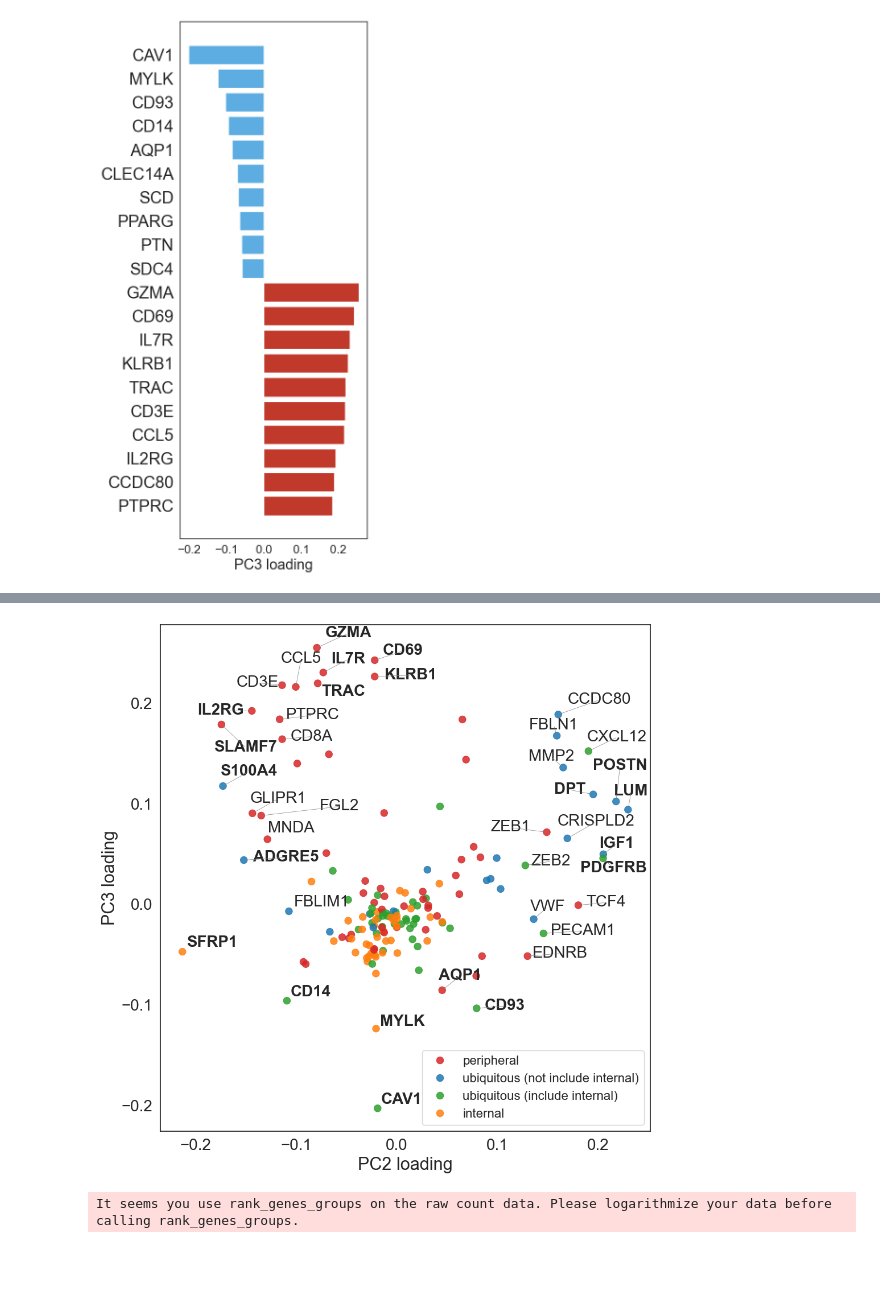
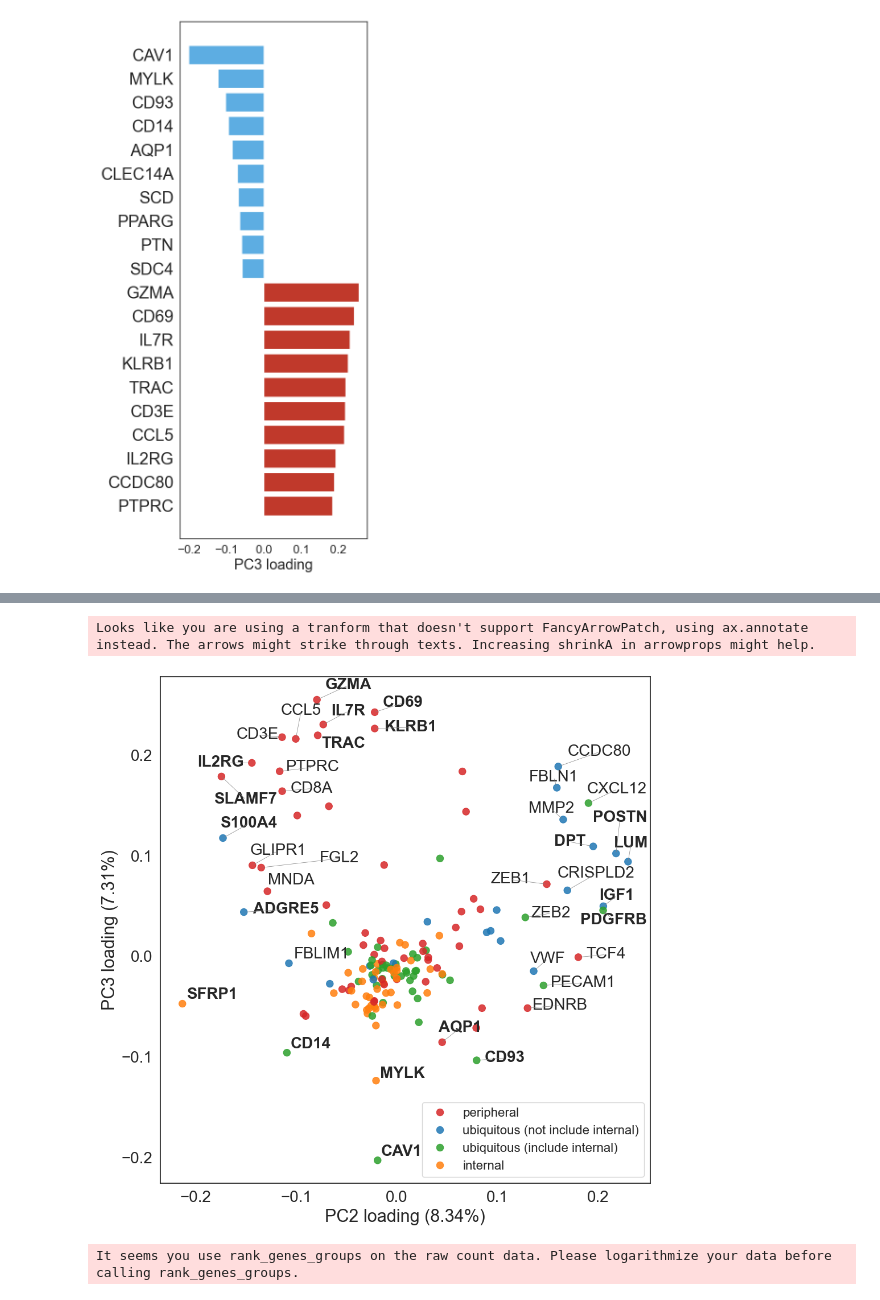
Before and after one commit to RyosukeNomural/SpatialCompassV, a Jupyter notebook: docs/tutorials/spatial_deg/index.ipynb, the cells around one changed output, grey strips where cells are left out. Saved outputs shown, nothing was run; the diff lists cells and outputs as text; code cells hidden in the pictures; blank space fills up the shorter version.

```diff
--- a/docs/tutorials/spatial_deg/index.ipynb
+++ b/docs/tutorials/spatial_deg/index.ipynb
@@ -405,6 +405,7 @@ clu_to_anno = {
     5: "ubiquitous (not include internal)",
     # 6 があるならここに追加
 }
+
 
 # gene -> annotation の辞書（common_genes に限定）
 anno_map = {}
@@ -431,9 +432,13 @@ fig = px.scatter(
     title="PC2 vs PC3"
 )
 
+evr = report.pca_.explained_variance_ratio_
+pc2_value = round(evr[1] * 100, 2)
+pc3_value = round(evr[2] * 100, 2)
+
 fig.update_layout(
-    xaxis_title="PC2 loading",
-    yaxis_title="PC3 loading",
+    xaxis_title=f"PC2 loading ({pc2_value}%)",
+    yaxis_title=f"PC3 loading ({pc3_value}%)",
     height=600
 )
 
@@ -473,36 +478,37 @@ for _, row in pc_df.iterrows():
             fw = "normal"   # PC2条件だけ → 通常
 
         texts.append(
             plt.text(
                 row["PC2"],
                 row["PC3"],
                 gene,
                 fontsize=20,
                 fontweight=fw
             )
         )
 
 
 adjust_text(
     texts,
     only_move={'points': 'y', 'text': 'xy'},
     force_text=1.5,
     force_points=1.0,
     expand_text=(1.2, 1.3),
     expand_points=(1.2, 1.3),
     arrowprops=dict(arrowstyle="-", lw=0.5, color="gray")
 )
 
-plt.xlabel("PC2 loading", fontsize=22)
-plt.ylabel("PC3 loading", fontsize=22)
+plt.xlabel(f"PC2 loading ({pc2_value}%)", fontsize=22)
+plt.ylabel(f"PC3 loading ({pc3_value}%)", fontsize=22)
 plt.xticks(fontsize=20)
 plt.yticks(fontsize=20)
 plt.legend(fontsize=16, loc="lower right")
 plt.tight_layout()
 plt.show()
 # %% [output]
 [interactive output not drawn]
+Looks like you are using a tranform that doesn't support FancyArrowPatch, using ax.annotate instead. The arrows might strike through texts. Increasing shrinkA in arrowprops might help.
-[figure, old version]
+[figure, new version]
 # %%
 # Figure 4E DEG analysis
 import scanpy as sc
```
Also changed, not shown: parts of 2 cells of this notebook.
